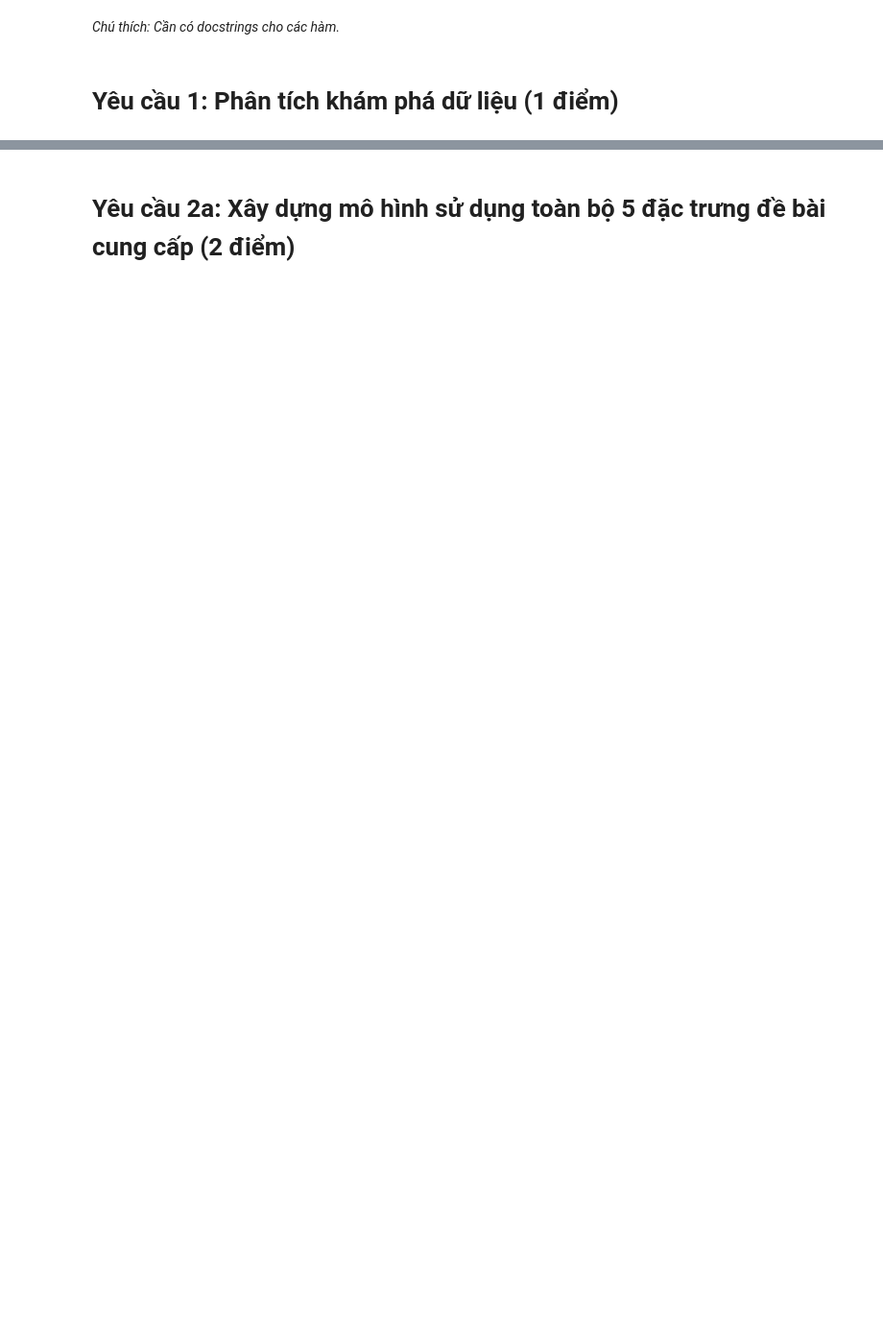
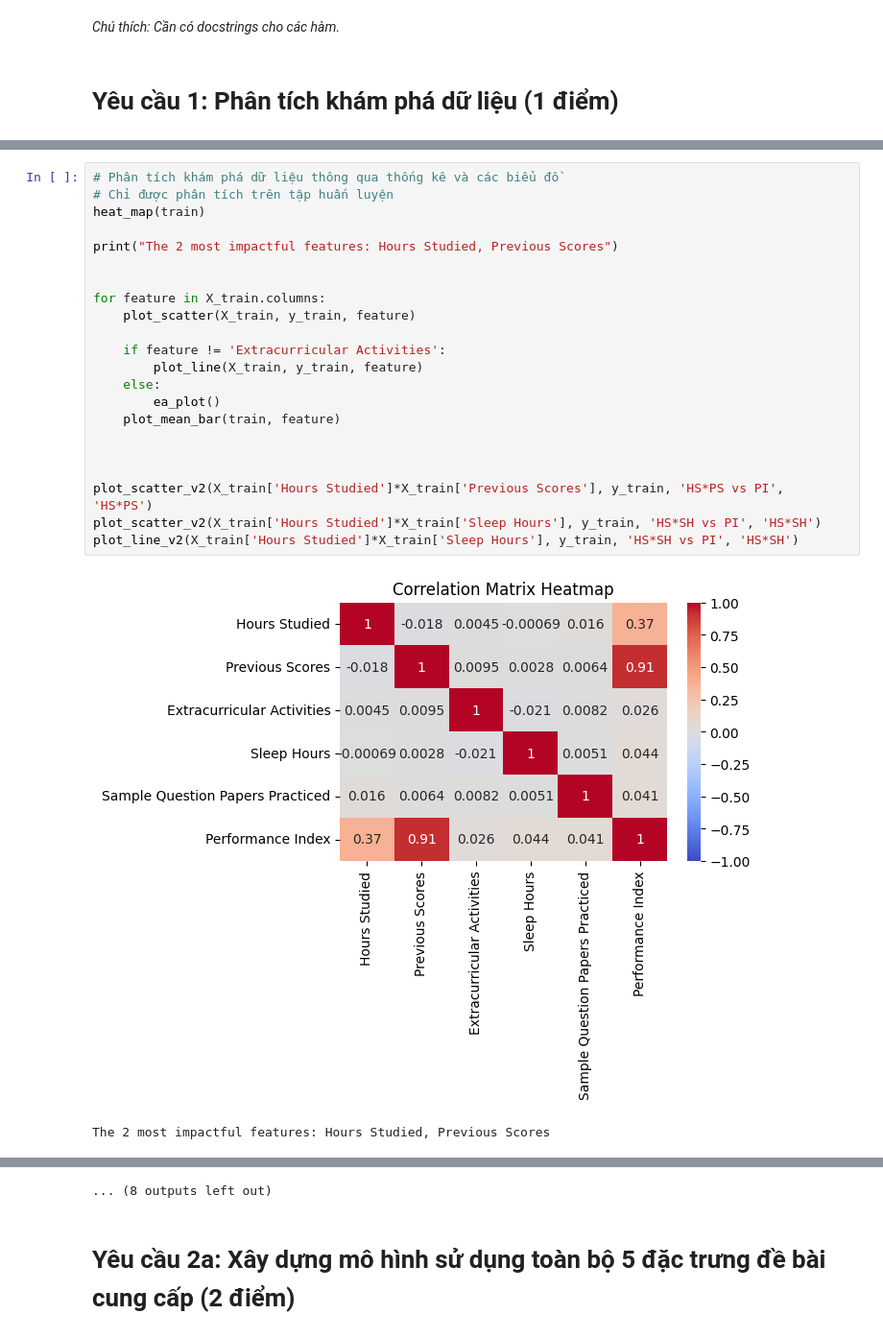
Before and after one commit to Yovanmost/HCMUS, a Jupyter notebook: Year 2/Applied_Math/Prj3/MSSV.ipynb, the cells around one changed output, grey strips where cells are left out. Shown: that part at 96% size. Drawn from its saved outputs; the diff is of its cells as text; blank space fills up the shorter version.

```diff
--- a/Year 2/Applied_Math/Prj3/MSSV.ipynb
+++ b/Year 2/Applied_Math/Prj3/MSSV.ipynb
@@ -129,0 +287,25 @@ The 2 most impactful features: Hours Studied, Previous Scores
+# %%
+# Phân tích khám phá dữ liệu thông qua thống kê và các biểu đồ
+# Chỉ được phân tích trên tập huấn luyện
+heat_map(train)
+
+print("The 2 most impactful features: Hours Studied, Previous Scores")
+
+
+for feature in X_train.columns:
+    plot_scatter(X_train, y_train, feature)
+
+    if feature != 'Extracurricular Activities':
+        plot_line(X_train, y_train, feature)
+    else:
+        ea_plot()
+    plot_mean_bar(train, feature)
+
+
+
+plot_scatter_v2(X_train['Hours Studied']*X_train['Previous Scores'], y_train, 'HS*PS vs PI', 'HS*PS')
+plot_scatter_v2(X_train['Hours Studied']*X_train['Sleep Hours'], y_train, 'HS*SH vs PI', 'HS*SH')
+plot_line_v2(X_train['Hours Studied']*X_train['Sleep Hours'], y_train, 'HS*SH vs PI', 'HS*SH')
+# %% [output]
+[figure, added]
+The 2 most impactful features: Hours Studied, Previous Scores
@@ -130,2 +322,3 @@ The 2 most impactful features: Hours Studied, Previous Scores
+... (8 outputs left out)
 # %% [markdown]
 # Yêu cầu 2a: Xây dựng mô hình sử dụng toàn bộ 5 đặc trưng đề bài cung cấp (2 điểm)
```
Also changed, not shown: parts of 17 cells of this notebook.
